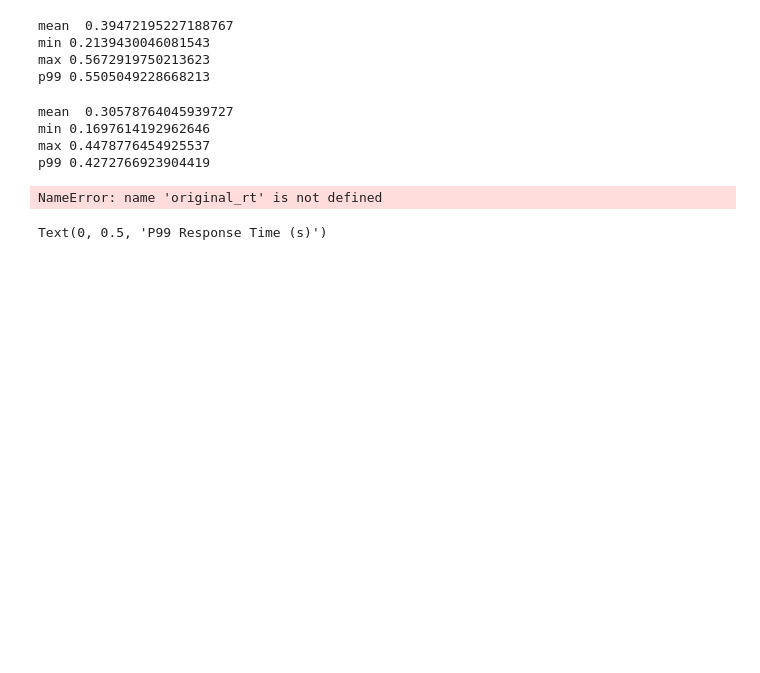
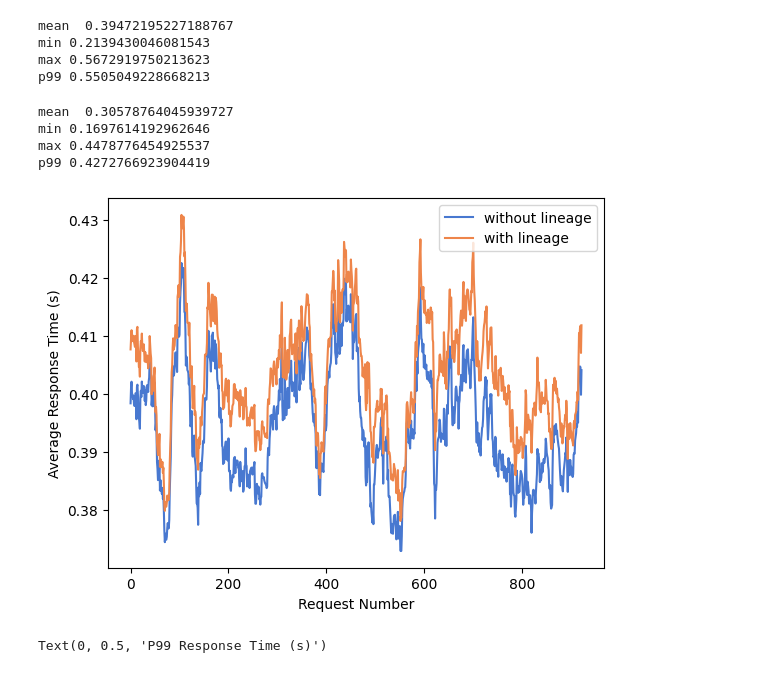
Before and after one commit to nguu0123/thesis, a Jupyter notebook: ray_deployment/logs/data_analysis.ipynb, the cells around one changed output. Cells and saved outputs as stored; diff of their text form; code cells hidden in the pictures; blank space fills up the shorter version.

```diff
--- a/ray_deployment/logs/data_analysis.ipynb
+++ b/ray_deployment/logs/data_analysis.ipynb
@@ -35,15 +35,15 @@ min 0.1697614192962646
 max 0.4478776454925537
 p99 0.4272766923904419
 # %%
-original_RT = get_average(original['response_time'], 30)
+original_rt = get_average(original['response_time'], 30)
 async_prov = get_average(async_with_class['response_time'], 30)
 sns_plot = sns.lineplot(y=original_rt, x=range(len(original_rt)), label='without lineage' )
 sns_plot = sns.lineplot(y=async_prov, x=range(len(async_prov)),  label='with lineage')
 sns_plot.set_xlabel("Request Number")
 sns_plot.set_ylabel("Average Response Time (s)")
-#sns_plot.figure.savefig("mean.pdf", bbox_inches='tight')
+sns_plot.figure.savefig("mean.svg", bbox_inches='tight')
 # %% [output]
-NameError: name 'original_rt' is not defined
+[figure, added]
 # %%
 original_RT = get_p99(original['response_time'], 30)
 async_prov = get_p99(async_with_class['response_time'], 30)
```
Also changed, not shown: 6 other files.
